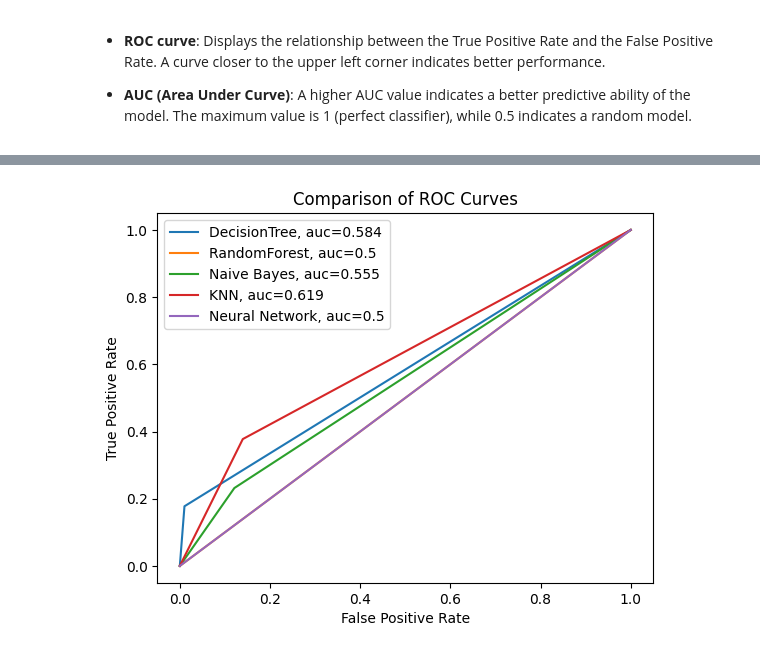
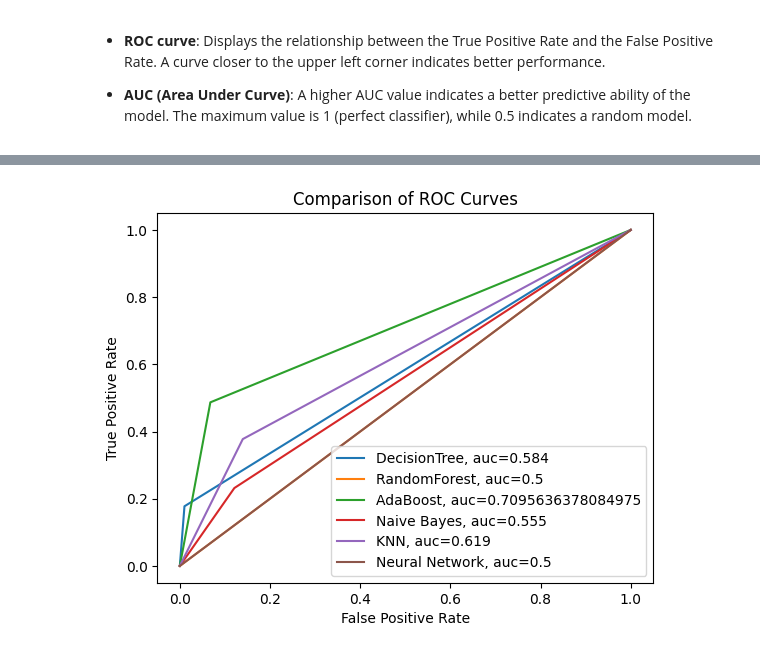
Before and after one commit to leomanne/Data-Mining, a Jupyter notebook: fourth_task.ipynb, the cells around one changed output, grey strips where cells are left out. Saved outputs shown, nothing was run; the diff lists cells and outputs as text; code cells hidden in the pictures.

```diff
--- a/fourth_task.ipynb
+++ b/fourth_task.ipynb
@@ -598,11 +518,0 @@ In questo caso, puoi confrontare le metriche tra i modelli per scegliere quello
-# %%
-#Creating and configuring the SVM model
-svm = SVC(
-    kernel="sigmoid",
-    C=0.5,
-    gamma="scale",
-    probability=True #Enable probability prediction
-)
-
-#Model training
-svm.fit(x_train, y_train)
@@ -628,0 +529,8 @@ print("\nConfusion Matrix:\n", conf_matrix)
+# %%
+# Train AdaBoost with default settings
+
+clf = AdaBoostClassifier()
+clf.fit(x_train, y_train)
+test_pred_clf = clf.predict(x_test)
+print("Default AdaBoost Classifier:")
+print(classification_report(y_test, test_pred_clf, target_names=['Non-Top 20', 'Top 20']))
@@ -628,0 +560,9 @@ print("\nConfusion Matrix:\n", conf_matrix)
+# %%
+# Train AdaBoost with a custom base estimator and hyperparameters
+
+base = DecisionTreeClassifier(max_depth=5)
+clf = AdaBoostClassifier(estimator=base, n_estimators=200, learning_rate=0.1)
+clf.fit(x_train, y_train)
+test_pred_clf = clf.predict(x_test)
+print("Custom AdaBoost Classifier with DecisionTree base:")
+print(classification_report(y_test, test_pred_clf, target_names=['Non-Top 20', 'Top 20']))
@@ -922,6 +878,10 @@ plt.plot(fpr, tpr, label="RandomForest, auc=" + str(round(auc, 3)))
 #auc = metrics.roc_auc_score(y_test, test_pred_xgb)
 #plt.plot(fpr, tpr, label="XGBoost Classifier, auc=" + str(round(auc, 3)))
 
+# AdaBoost
+fpr, tpr, thresh = metrics.roc_curve(y_test, test_pred_clf)
+auc = metrics.roc_auc_score(y_test, test_pred_clf)
+plt.plot(fpr,tpr,label="AdaBoost, auc="+str(auc))
 
 # Naive Bayes
 fpr, tpr, thresh = metrics.roc_curve(y_test, test_pred_gnb)
@@ -963 +923 @@ plt.show()
-[figure, old version]
+[figure, new version]
```
Also changed, not shown: parts of 37 cells of this notebook.
